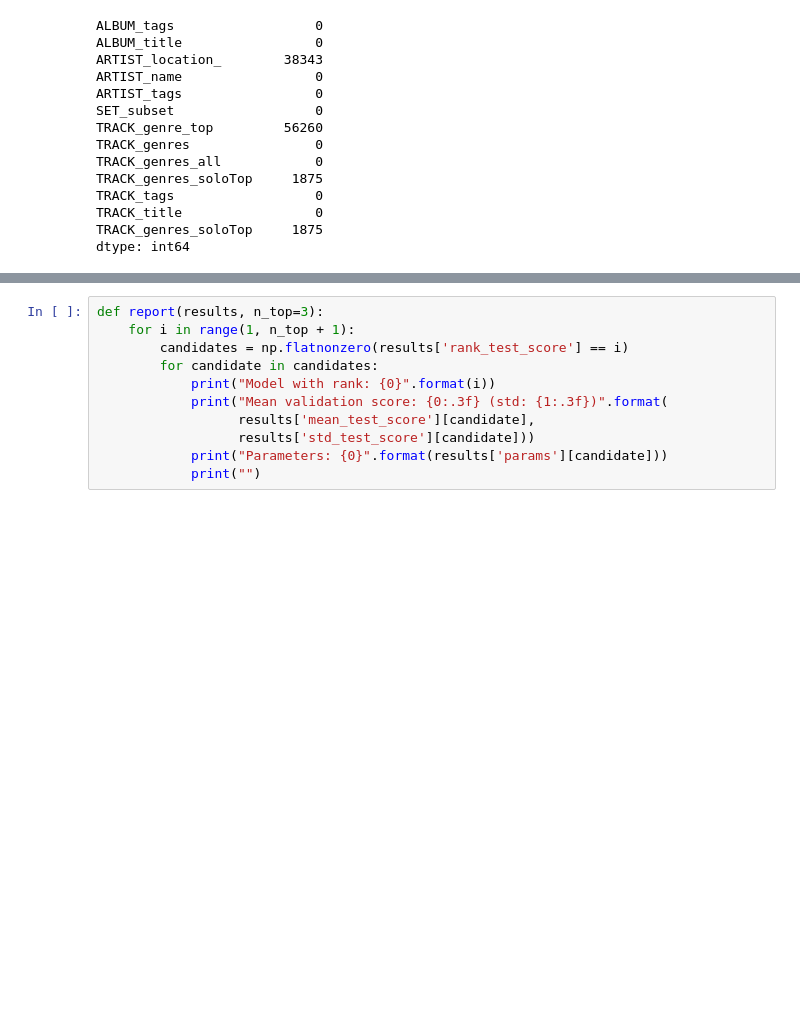
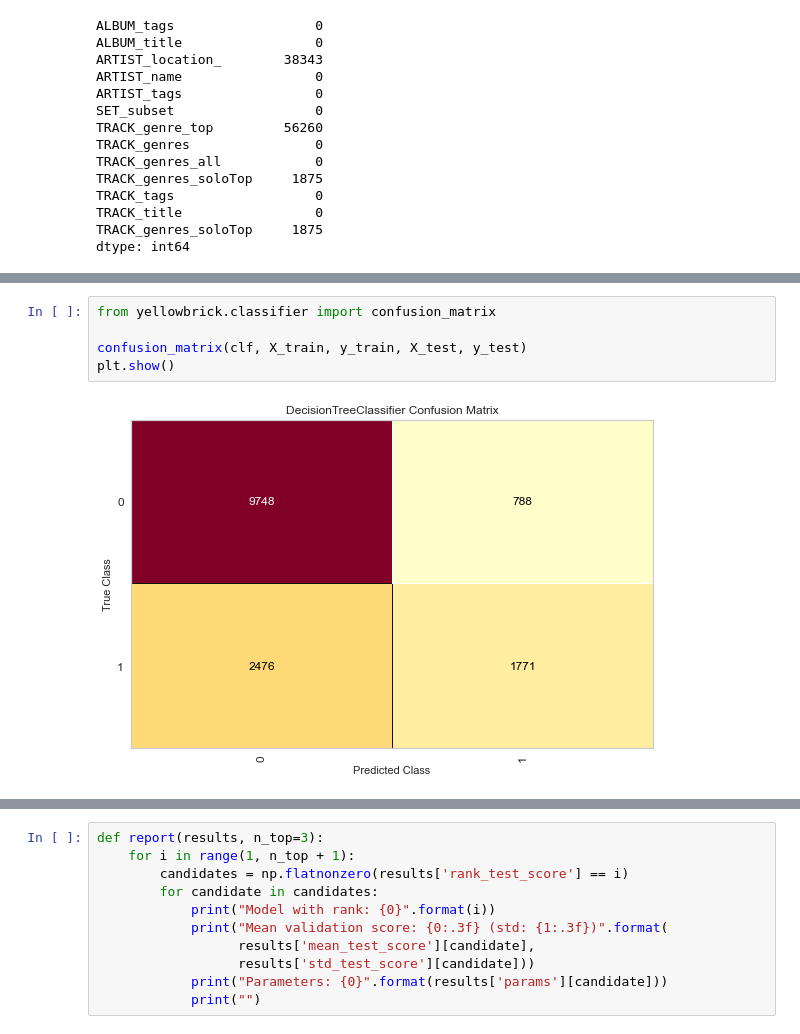
Before and after one commit to cri98li/Data-Mining-2-Project-ts-classification, a Jupyter notebook: Fase 1.2.ipynb, the cells around one changed output, grey strips where cells are left out. Drawn from its saved outputs; the diff is of its cells as text; blank space fills up the shorter version.

```diff
--- a/Fase 1.2.ipynb
+++ b/Fase 1.2.ipynb
@@ -253,0 +270,7 @@ F1-score [0.         0.54892601 0.1369863  0.         0.50657374 0.59502398
+# %%
+from yellowbrick.classifier import confusion_matrix
+
+confusion_matrix(clf, X_train, y_train, X_test, y_test)
+plt.show()
+# %% [output]
+[figure, added]
```
Also changed, not shown: parts of 21 cells of this notebook.
